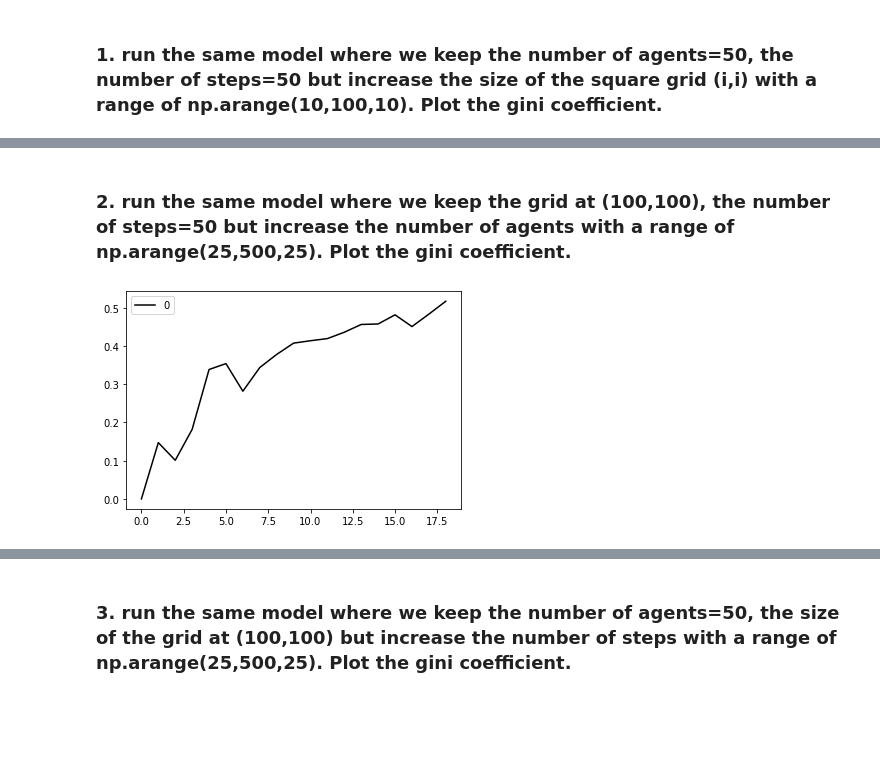
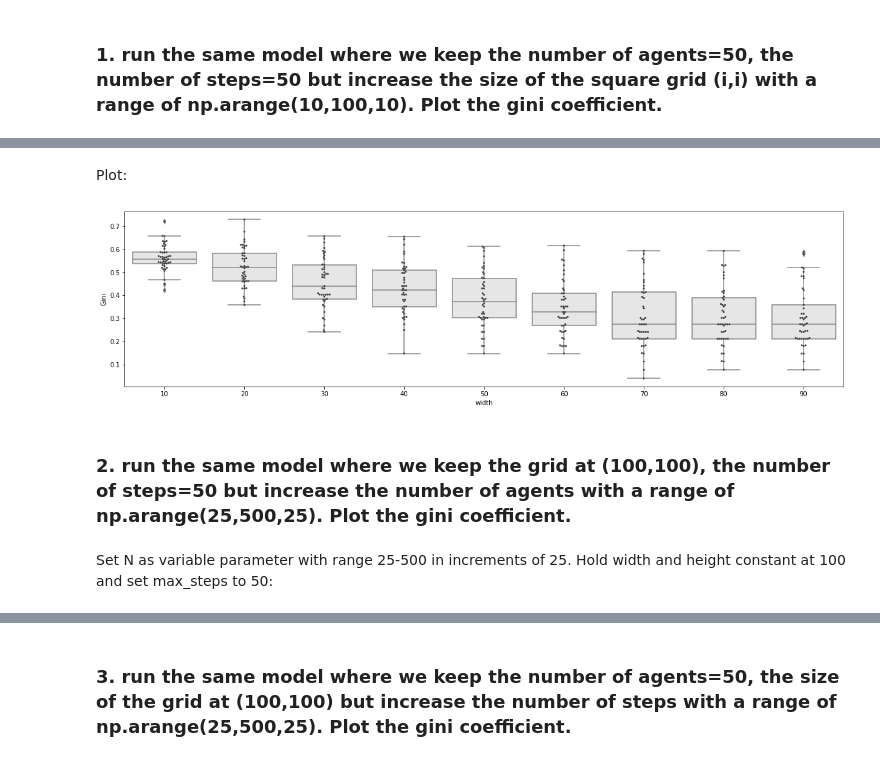
Before and after one commit to MHathorn/US, a Jupyter notebook: wk 5/Week 5 - Agent Based Models.ipynb, the cells around one changed output, grey strips where cells are left out. Saved outputs shown, nothing was run; the diff lists cells and outputs as text; code cells hidden in the pictures; blank space fills up the shorter version.

```diff
--- a/wk 5/Week 5 - Agent Based Models.ipynb
+++ b/wk 5/Week 5 - Agent Based Models.ipynb
@@ -375,0 +386,10 @@ plt.show()
+# %%
+variable_parameters = {"width": range(10, 100, 10), "height": range(10, 100, 10)}
+fixed_parameters = {"N": 50}
+
+param_sweep = BatchRunner(MoneyModel,
+                          variable_parameters= variable_parameters,
+                          fixed_parameters = fixed_parameters,
+                          iterations=5, max_steps=50, model_reporters={"Gini": gini})
+
+param_sweep.run_all()
@@ -375,0 +398,3 @@ plt.show()
+# %%
+run_data = param_sweep.get_model_vars_dataframe()
+run_data.head()
@@ -376,2 +408,12 @@ plt.show()
+# %% [markdown]
+Plot:
+# %%
+fig, ax = plt.subplots(figsize=(20,5))
+
+ax =  sns.boxplot(data= run_data, x = 'width', y = 'Gini', color=".9")
+ax = sns.swarmplot(data= run_data, x = 'width', y = 'Gini', color=".25", size=3)
+plt.show()
+# %% [output]
+[figure, added]
 # %% [markdown]
 ### 2. run the same model where we keep the grid at (100,100), the number of steps=50 but increase the number of agents with a range of np.arange(25,500,25). Plot the gini coefficient.
@@ -385,5 +420,2 @@ for i in np.arange(25,500,25):
-# %%
-pd.DataFrame(gini_array).plot(color='black')
-plt.show()
-# %% [output]
-[figure, removed]
+# %% [markdown]
+Set N as variable parameter with range 25-500 in increments of 25. Hold width and height constant at 100 and set max_steps to 50:
```
Also changed, not shown: parts of 46 cells of this notebook.
